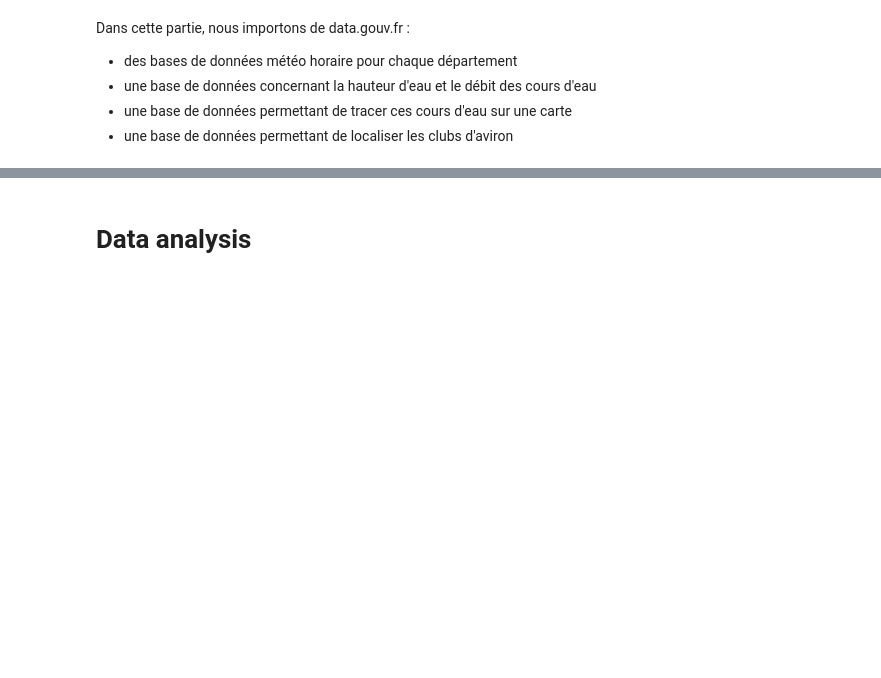
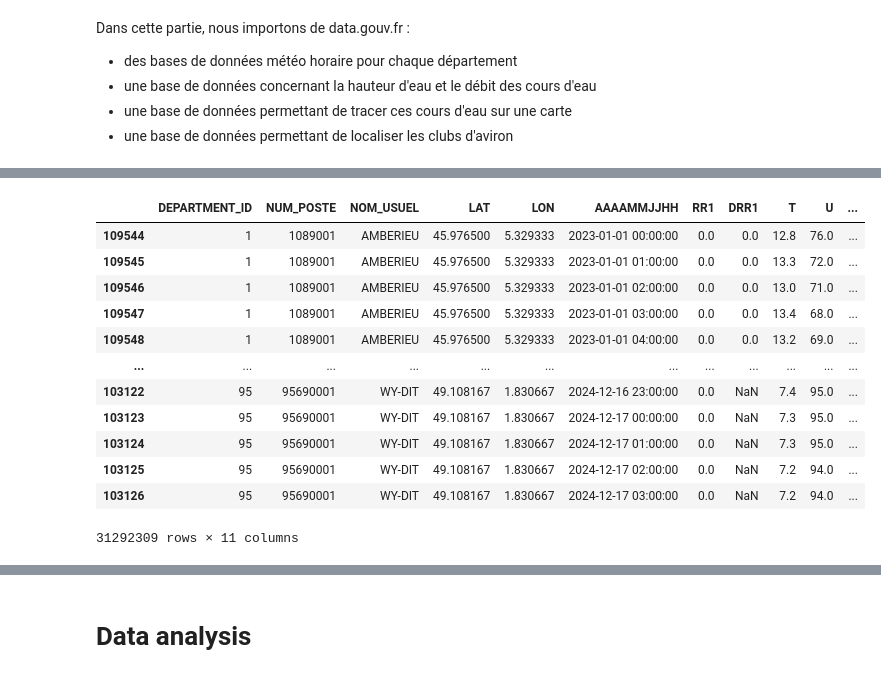
Before and after one commit to vadim-gisserot/Projet-de-Python-Leroux-Gisserot, a Jupyter notebook: notebooks/draft1.ipynb, the cells around one changed output, grey strips where cells are left out. Drawn from its saved outputs; the diff is of its cells as text; code cells hidden in the pictures; blank space fills up the shorter version.

```diff
--- a/notebooks/draft1.ipynb
+++ b/notebooks/draft1.ipynb
@@ -146,0 +134,16 @@ df
+# %%
+meteo_horaire_departement
+# %% [output]
+|  | DEPARTMENT_ID | NUM_POSTE | NOM_USUEL | LAT | LON | AAAAMMJJHH | RR1 | DRR1 | T | U | ... |
+| 109544 | 1 | 1089001 | AMBERIEU | 45.976500 | 5.329333 | 2023-01-01 00:00:00 | 0.0 | 0.0 | 12.8 | 76.0 | ... |
+| 109545 | 1 | 1089001 | AMBERIEU | 45.976500 | 5.329333 | 2023-01-01 01:00:00 | 0.0 | 0.0 | 13.3 | 72.0 | ... |
+| 109546 | 1 | 1089001 | AMBERIEU | 45.976500 | 5.329333 | 2023-01-01 02:00:00 | 0.0 | 0.0 | 13.0 | 71.0 | ... |
+| 109547 | 1 | 1089001 | AMBERIEU | 45.976500 | 5.329333 | 2023-01-01 03:00:00 | 0.0 | 0.0 | 13.4 | 68.0 | ... |
+| 109548 | 1 | 1089001 | AMBERIEU | 45.976500 | 5.329333 | 2023-01-01 04:00:00 | 0.0 | 0.0 | 13.2 | 69.0 | ... |
+| ... | ... | ... | ... | ... | ... | ... | ... | ... | ... | ... | ... |
+| 103122 | 95 | 95690001 | WY-DIT | 49.108167 | 1.830667 | 2024-12-16 23:00:00 | 0.0 | NaN | 7.4 | 95.0 | ... |
+| 103123 | 95 | 95690001 | WY-DIT | 49.108167 | 1.830667 | 2024-12-17 00:00:00 | 0.0 | NaN | 7.3 | 95.0 | ... |
+| 103124 | 95 | 95690001 | WY-DIT | 49.108167 | 1.830667 | 2024-12-17 01:00:00 | 0.0 | NaN | 7.3 | 95.0 | ... |
+| 103125 | 95 | 95690001 | WY-DIT | 49.108167 | 1.830667 | 2024-12-17 02:00:00 | 0.0 | NaN | 7.2 | 94.0 | ... |
+| 103126 | 95 | 95690001 | WY-DIT | 49.108167 | 1.830667 | 2024-12-17 03:00:00 | 0.0 | NaN | 7.2 | 94.0 | ... |
+31292309 rows × 11 columns
```
Also changed, not shown: parts of 10 cells of this notebook, 1 other file.
